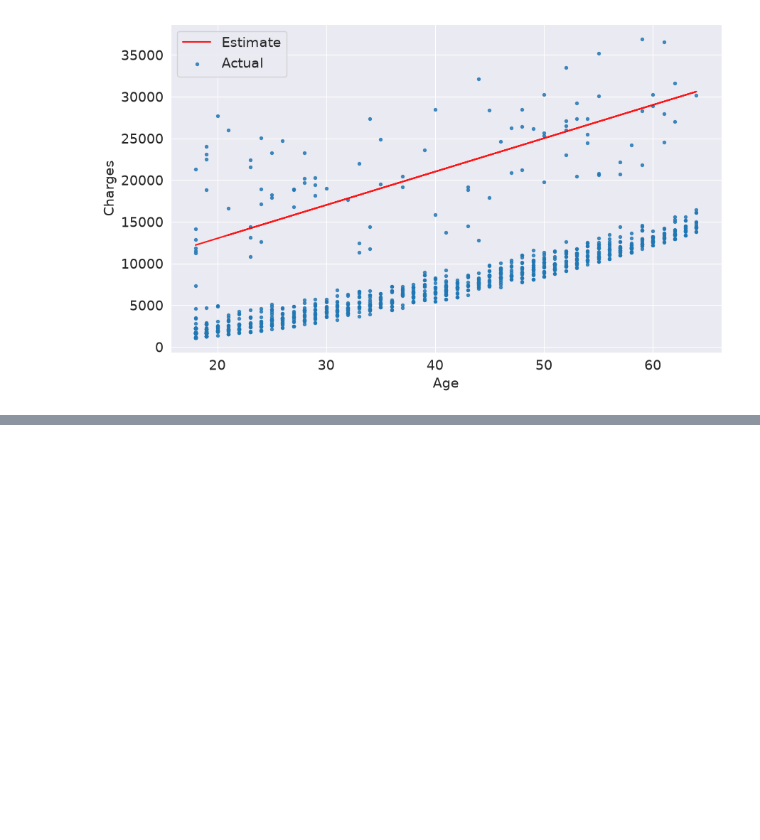
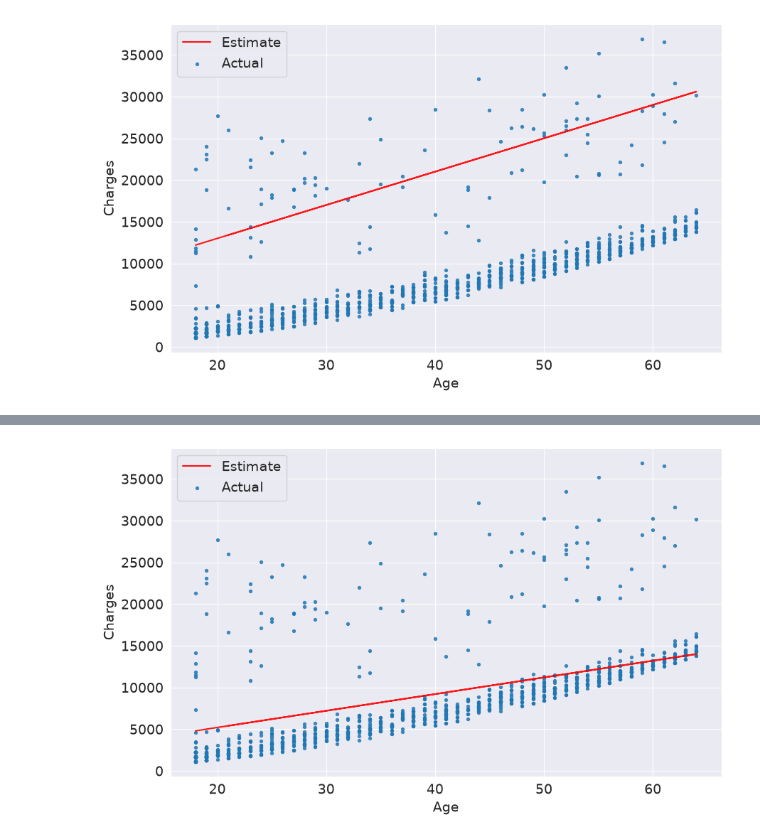
Before and after one commit to ohigginsrodriguez-cloud/Machine-Learning_Course, a Jupyter notebook: Linear-Regression/Medical-Expenses/Model_Single_Feature.ipynb, the cells around one changed output, grey strips where cells are left out. Saved outputs shown, nothing was run; the diff lists cells and outputs as text; code cells hidden in the pictures; blank space fills up the shorter version.

```diff
--- a/Linear-Regression/Medical-Expenses/Model_Single_Feature.ipynb
+++ b/Linear-Regression/Medical-Expenses/Model_Single_Feature.ipynb
@@ -176,0 +183,4 @@ try_parameters(400, 5000)
+# %%
+try_parameters(200, 1200)
+# %% [output]
+[figure, added]
```
Also changed, not shown: parts of 2 cells of this notebook.
